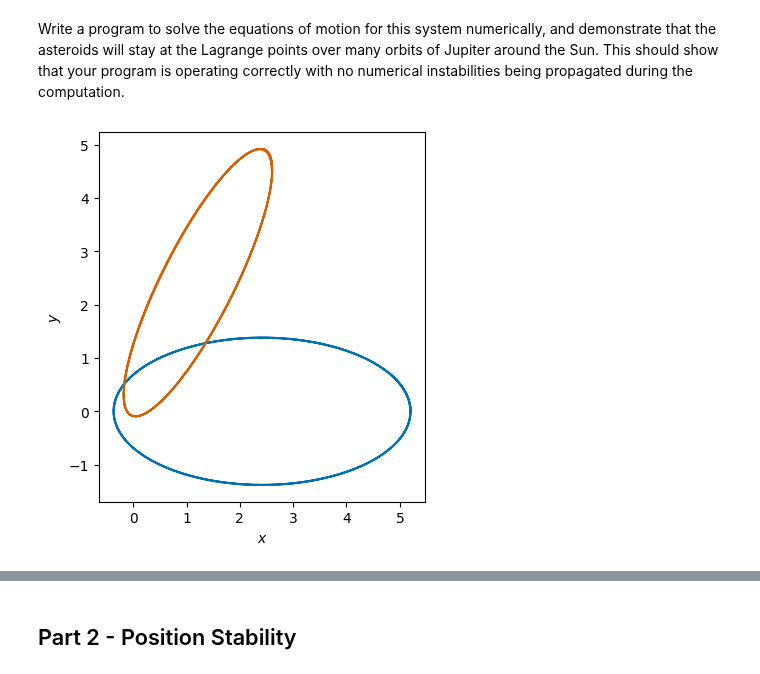
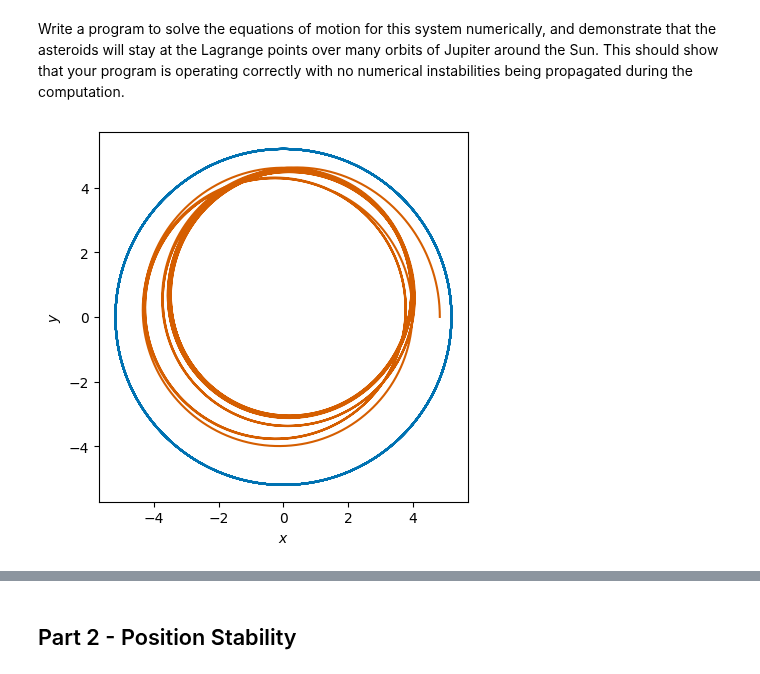
Before and after one commit to vibilanj/cmps, a Jupyter notebook: homework/Project1.ipynb, the cells around one changed output, grey strips where cells are left out. Saved outputs shown, nothing was run; the diff lists cells and outputs as text; code cells hidden in the pictures.

Commit message:
fixed setup and plot all on one graph

```diff
--- a/homework/Project1.ipynb
+++ b/homework/Project1.ipynb
@@ -29,17 +29,22 @@ Write a program to solve the equations of motion for this system numerically, an
 # %%
 # Parameters
 t_min = 0
-t_max = 10 * 365.25
+t_max = 10 * 4331
 M_S = 1
 M_J = 0.001
-epsilon = 0.1
+epsilon = 1
 
-init = np.array([5.2, 0, 0, (1 / 365.25), # Jupiter
-                 2.6, 4.5, 0, (1 / 365.25)]) # Asteroid L4
-                #  2.6, -4.5, 0, (1 / 365.25)]) # Asteroid L5
-                #  5.2 - 0.3604277601, 0, 0, (1 / 365.25)]) # Asteroid L1
-                #  5.2 + 0.3604277601, 0, 0, (1 / 365.25)]) # Asteroid L2
-                #  -5.2 - 0.003030303, 0, 0, (1 / 365.25)]) # Asteroid L3
+velocity_J = 2 * np.pi * 5.2 / 4331 # Average velocity of Jupiter per day
+velocity_L1 = 2 * np.pi * (5.2 - 0.3604277601) / 4331
+velocity_L2 = 2 * np.pi * (5.2 + 0.3604277601) / 4331
+velocity_L3 = 2 * np.pi * (-5.2 - 0.003030303) / 4331
+
+init = np.array([5.2, 0, 0, velocity_J, # Jupiter
+                 5.2 - 0.3604277601, 0, 0, velocity_L1]) # Asteroid L1
+                #  5.2 + 0.3604277601, 0, 0, velocity_L2]) # Asteroid L2
+                #  -5.2 - 0.003030303, 0, 0, velocity_L3]) # Asteroid L3
+                #  2.6, 4.5, (velocity_J * -0.866), (velocity_J * 0.5)]) # Asteroid L4
+                #  2.6, -4.5, (velocity_J * 0.866), (velocity_J * 0.5)]) # Asteroid L5
 
 # Functions
 
@@ -51,38 +56,38 @@ def derivative(t, state):
 
     # Distances
     r_JS = np.sqrt(x_J ** 2 + y_J ** 2)  # Distance from Jupiter to Sun
-    r_AS = np.sqrt(x_A **2 + y_A **2)  # Distance from Asteroid to Sun
+    r_AS = np.sqrt(x_A ** 2 + y_A ** 2)  # Distance from Asteroid to Sun
     r_AJ = np.sqrt((x_A - x_J) ** 2 + (y_A - y_J) ** 2)  # Distance from Asteroid to Jupiter
 
     # Accelerations
     a_x_JS = d * M_S * x_J / (r_JS ** 3)  # Jupiter's acceleration due to the Sun
     a_y_JS = d * M_S * y_J / (r_JS ** 3)
 
     a_x_AS = d * M_S * x_A / (r_AS ** 3)  # Asteroid's acceleration due to the Sun
     a_y_AS = d * M_S * y_A / (r_AS ** 3)
 
     a_x_AJ = d * M_J * (x_A - x_J) / (r_AJ ** 3)  # Asteroid's acceleration due to Jupiter
     a_y_AJ = d * M_J * (y_A - y_J) / (r_AJ ** 3)
 
     a_x_A = a_x_AS + a_x_AJ  # Total x acceleration of the Asteroid
     a_y_A = a_y_AS + a_y_AJ  # Total y acceleration of the Asteroid
 
     return np.array([v_x_J, v_y_J, a_x_JS, a_y_JS, v_x_A, v_y_A, a_x_A, a_y_A])
 
 # Solution
 solution = integrate.solve_ivp(derivative, [t_min, t_max], init, max_step = epsilon)
 
 # Plot
-x_1 = solution.y[0]
-y_1 = solution.y[1]
+x_J = solution.y[0]
+y_J = solution.y[1]
 
-x_2 = solution.y[4]
-y_2 = solution.y[5]
+x_A1 = solution.y[4]
+x_A1 = solution.y[5]
 
 fig, ax = plt.subplots(1, 1)
-ax.plot(x_1, y_1, color = CF_blue)
-ax.plot(x_2, y_2, color = CF_vermillion)
+ax.plot(x_J, y_J, color = CF_blue)
+ax.plot(x_A1, x_A1, color = CF_vermillion)
 ax.set(xlabel = "$x$", ylabel = "$y$")
 plt.gca().set_aspect("equal")
 # %% [output]
-[figure, old version]
+[figure, new version]
```
Also changed, not shown: parts of 1 cell of this notebook.
